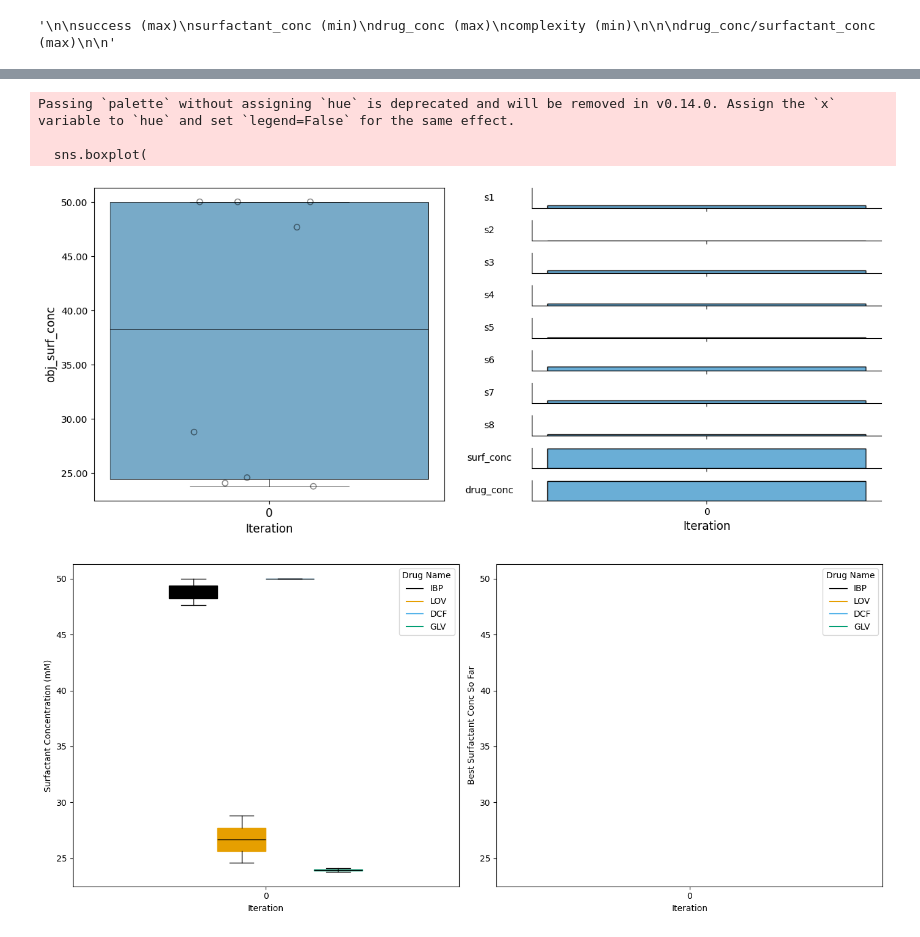
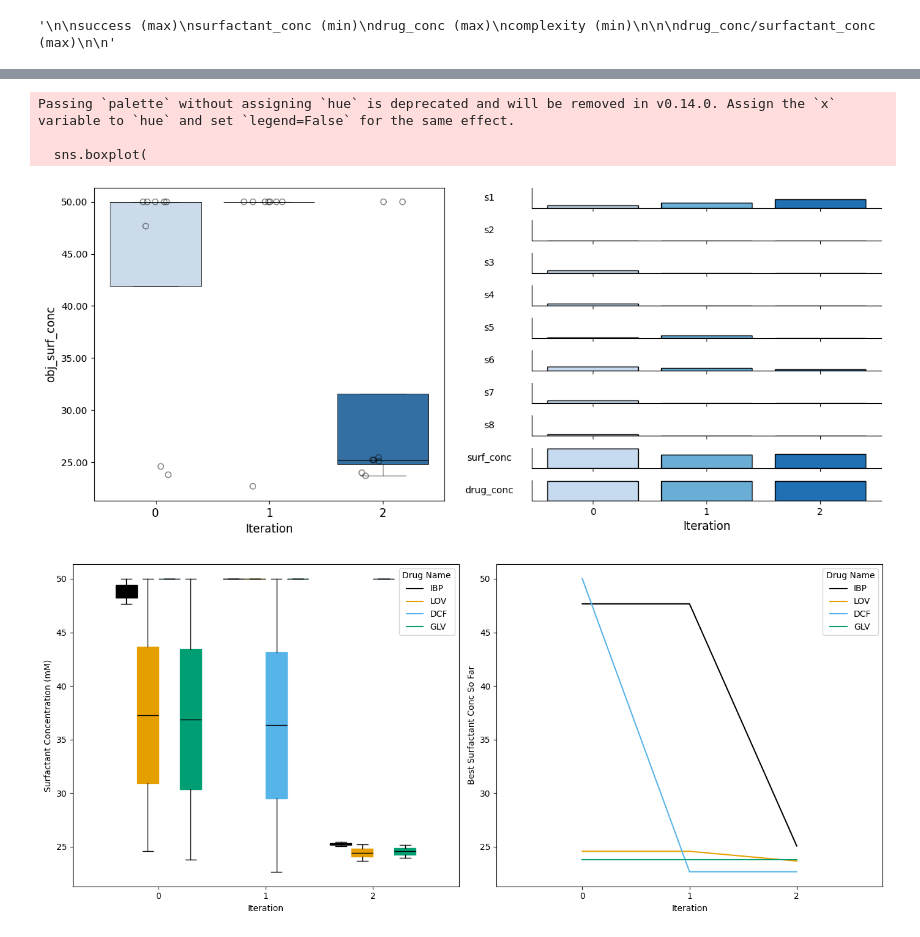
Before and after one commit to zeqingbaosdl5/drug-surfactant, a Jupyter notebook: experiments/data_analysis.ipynb, the cells around one changed output, grey strips where cells are left out. Drawn from its saved outputs; the diff is of its cells as text; code cells hidden in the pictures.

```diff
--- a/experiments/data_analysis.ipynb
+++ b/experiments/data_analysis.ipynb
@@ -14,7 +14,7 @@ import sys
 sys.path.append('20250716_SOO/')
 import helper_functions as hf
 # %%
-ax_client_file_path = "/Users/zeqing/0_Github/drug_surfactant/experiments/20250716_SOO/iteration_0/optimizer/optimizer_0_loaded.json"
+ax_client_file_path = "/Users/zeqing/0_Github/drug_surfactant/experiments/20250716_SOO/iteration_2/optimizer/optimizer_2_loaded.json"
 # %%
 ax_client = AxClient.load_from_json_file(ax_client_file_path)
 df = ax_client.get_trials_data_frame()
@@ -424,7 +467,7 @@ plt.show()
 Passing `palette` without assigning `hue` is deprecated and will be removed in v0.14.0. Assign the `x` variable to `hue` and set `legend=False` for the same effect.
 
   sns.boxplot(
-[figure, old version]
+[figure, new version]
 # %%
 import numpy as np
 import matplotlib.pyplot as plt
@@ -474,32 +517,32 @@ ax1.set_xticklabels(iterations)
 ax1.set_xlabel('Iteration')
 ax1.set_ylabel('Surfactant Concentration (mM)')
 
 
 # Legend
 for drug in drugs:
     ax1.plot([], [], color=colors[drug], label=drug)
 ax1.legend(title='Drug Name')
 
 # — Right: “best‐so‐far” cumulative max line plot
 for drug in drugs:
     dfd = df[df['drug_name']==drug]
     # get the max HV at each iteration, fill missing, then cummax
     conc_min = (
         dfd.groupby('iteration')['obj_surf_conc']
            .min()
            .reindex(iterations, fill_value=np.nan)
-           .cummax()
+           .cummin()
     )
     ax2.plot(ind, conc_min, label=drug, color=colors[drug])
 
 ax2.set_xticks(ind)
 ax2.set_xticklabels(iterations)
 ax2.set_xlabel('Iteration')
 ax2.set_ylabel('Best Surfactant Conc So Far')
 #ax2.set_title('Best‐So‐Far Hypervolume per Iteration')
 ax2.legend(title='Drug Name')
 
 plt.tight_layout()
 plt.show()
 # %% [output]
-[figure, old version]
+[figure, new version]
```
Also changed, not shown: parts of 7 cells of this notebook, 1 other file.
